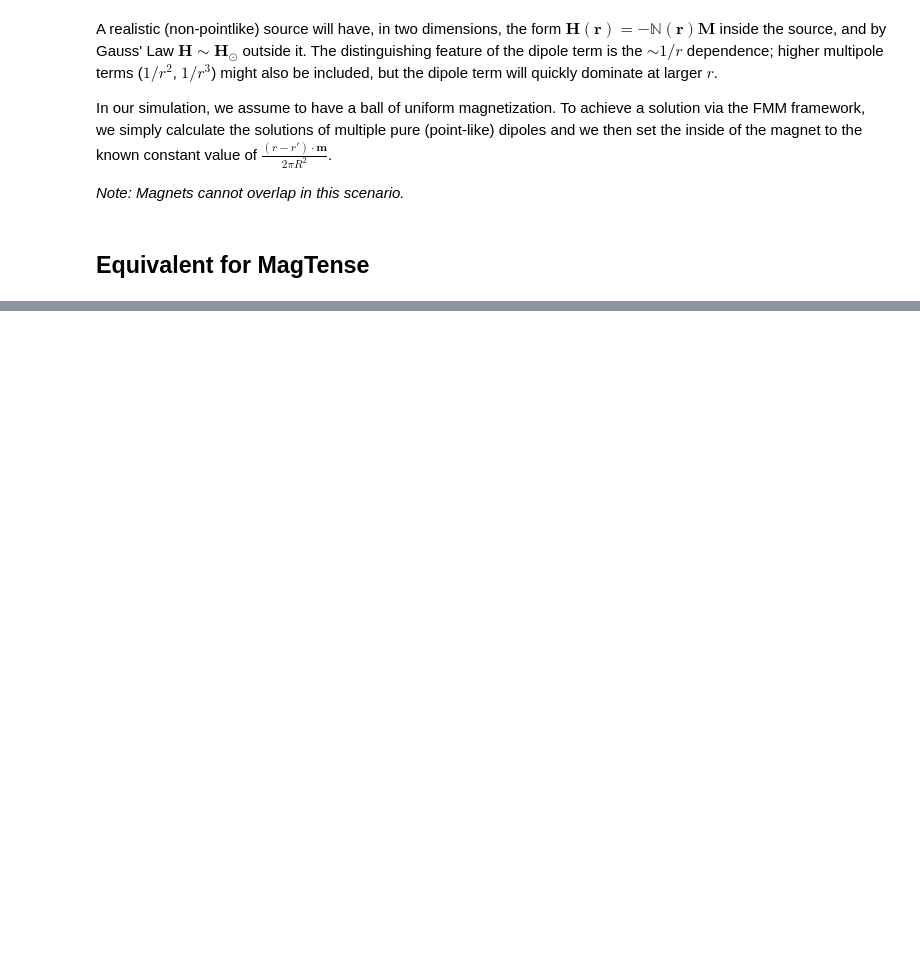
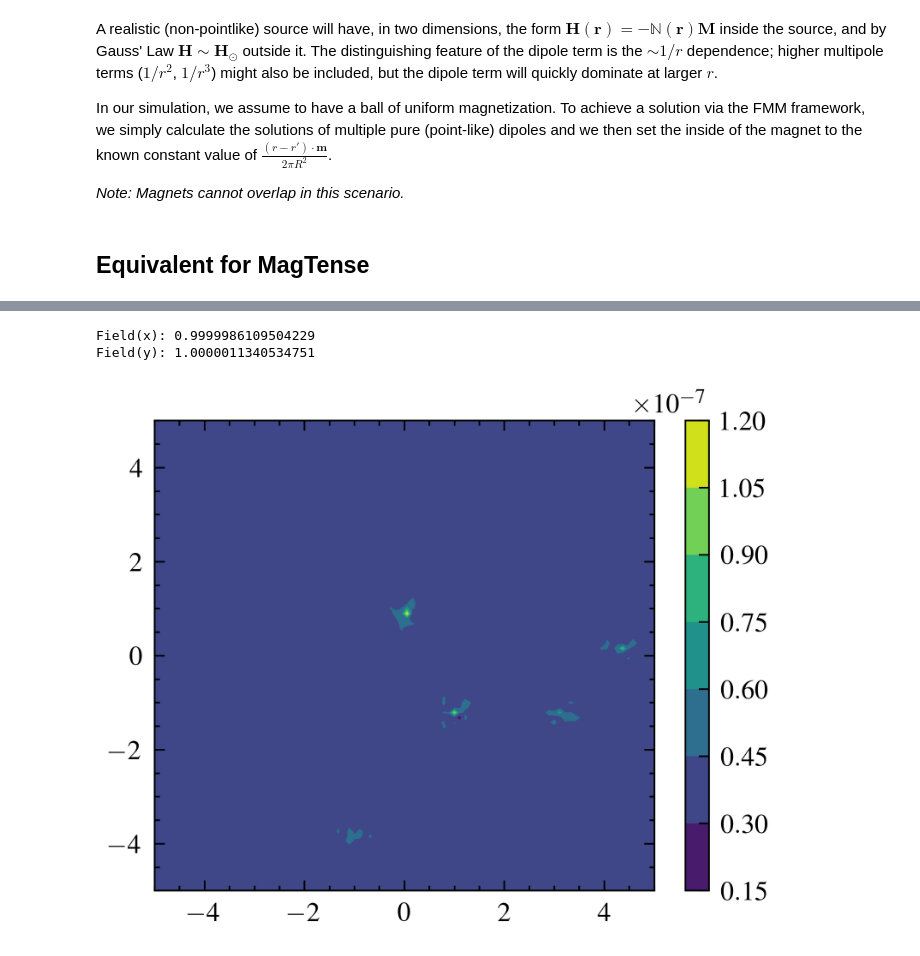
Before and after one commit to cmt-dtu-energy/hypermagnetics, a Jupyter notebook: nbs/check_fmm.ipynb, the cells around one changed output, grey strips where cells are left out. Saved outputs shown, nothing was run; the diff lists cells and outputs as text; code cells hidden in the pictures; blank space fills up the shorter version.

```diff
--- a/nbs/check_fmm.ipynb
+++ b/nbs/check_fmm.ipynb
@@ -159,26 +162,30 @@ else:
 # %%
-mt_sim, _ = field_cylinder_exact(train['sources'], train['shape'])
+mt_sim, _ = field_cylinder_exact(train['sources'], train['grid'], length=5000)
 
 if source_cfg["line"]:
     plt.plot(train['grid'][:, 0], train["field_grid"][0, ..., 0])
     plt.plot(train['grid'][:, 0], mt_sim[0, ..., 0], color='red', linestyle='--')
     # plt.plot(train['grid'][:, 0], train["field_grid"][0, ..., 0], color='red', linestyle='--')
     plt.plot(train['grid'][:, 0], mt_sim[0, ..., 0] / train["field_grid"][0, ..., 0], color='green', linestyle=':')
     # plt.yscale("log")
     # plt.xlim(5,15)
     plt.ylim(-2, 2)
     plt.legend(["Analytical", "MagTense", "Error"])
     print(np.nanmean(np.abs(mt_sim[0, :, 0] / train["field_grid"][0, :, 0])))
 
 else:
     x_grid = np.array(train['grid'][:, 0].reshape((source_cfg["res"], source_cfg["res"])))
     y_grid = np.array(train['grid'][:, 1].reshape((source_cfg["res"], source_cfg["res"])))
     mt_f_grid_x = np.array(mt_sim[0, ..., 0].reshape((source_cfg["res"], source_cfg["res"])))
     mt_f_grid_y = np.array(mt_sim[0, ..., 1].reshape((source_cfg["res"], source_cfg["res"])))
     t_f_x = train["field_grid"][0, ..., 0].reshape((source_cfg["res"], source_cfg["res"]))
     t_f_y = train["field_grid"][0, ..., 1].reshape((source_cfg["res"], source_cfg["res"]))
     # plt.contourf(x_grid, y_grid, np.clip(mt_f_grid_y, -5, 5))
-    plt.contourf(x_grid, y_grid, np.clip(np.abs(mt_f_grid_y - t_f_y), 0, 0.1))
+    plt.contourf(x_grid, y_grid, np.clip(np.abs(mt_f_grid_y - t_f_y), 0, 1))
     plt.colorbar()
     print("Field(x):", np.nanmean(np.abs(mt_f_grid_x / t_f_x)))
     print("Field(y):", np.nanmean(np.abs(mt_f_grid_y / t_f_y)))
+# %% [output]
+Field(x): 0.9999986109504229
+Field(y): 1.0000011340534751
+[figure, added]
```
Also changed, not shown: parts of 5 cells of this notebook, 8 other files.
